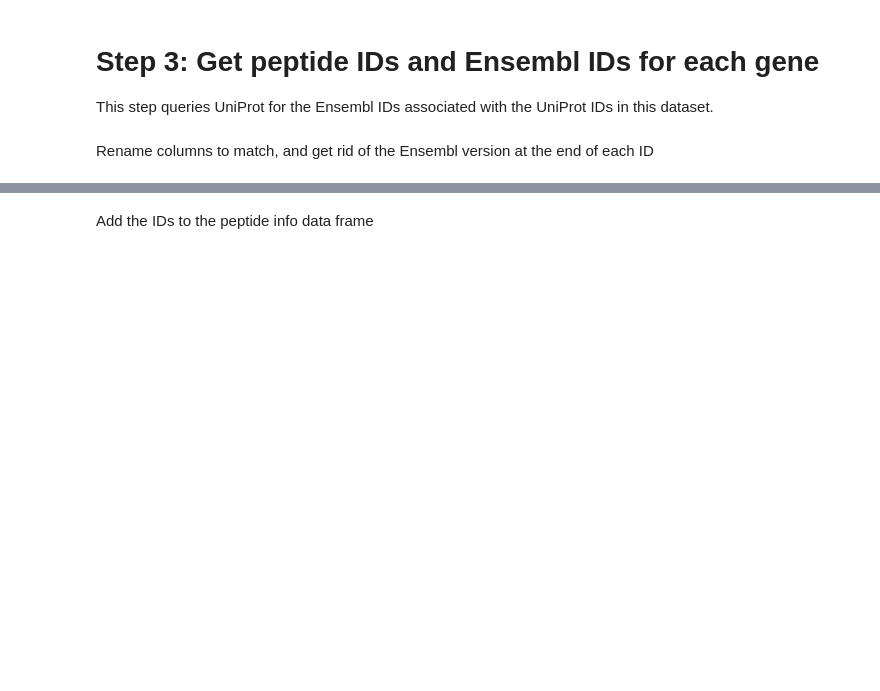
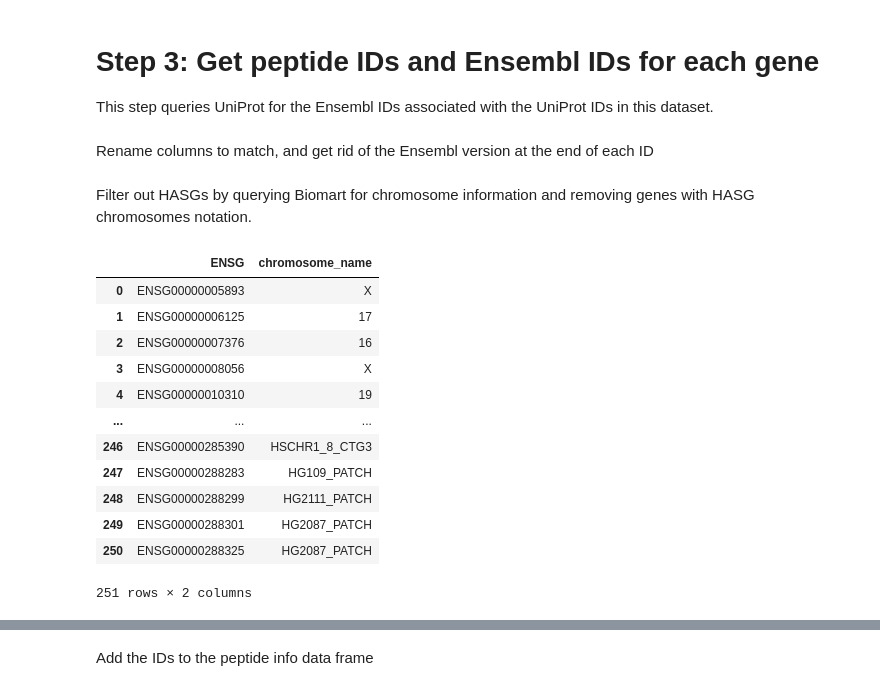
Before and after one commit to Sage-Bionetworks/agora-data-tools, a Jupyter notebook: data_analysis/agora/notebooks/preprocessing/AG-866_process_srm_diffexp_data.ipynb, the cells around one changed output, grey strips where cells are left out. Cells and saved outputs as stored; diff of their text form; code cells hidden in the pictures; blank space fills up the shorter version.

```diff
--- a/data_analysis/agora/notebooks/preprocessing/AG-866_process_srm_diffexp_data.ipynb
+++ b/data_analysis/agora/notebooks/preprocessing/AG-866_process_srm_diffexp_data.ipynb
@@ -145,9 +163,11 @@ diffexp
 # Step 3: Get peptide IDs and Ensembl IDs for each gene
 This step queries UniProt for the Ensembl IDs associated with the UniProt IDs in this dataset.
 # %%
-peptide_info = uniprot_mapping.dropna(subset = ['UniProtAC'])
-uniprot_ids = peptide_info['UniProtAC'].drop_duplicates()
-request = IdMappingClient.submit(source='UniProtKB_AC-ID', dest='Ensembl', ids=uniprot_ids)
+peptide_info = uniprot_mapping.dropna(subset=["UniProtAC"])
+uniprot_ids = peptide_info["UniProtAC"].drop_duplicates()
+request = IdMappingClient.submit(
+    source="UniProtKB_AC-ID", dest="Ensembl", ids=uniprot_ids
+)
 
 found = False
 while not found:
@@ -164,0 +187,27 @@ ensembl_ids['ENSG'] = ensembl_ids['ENSG'].str.extract(r'(\w+)')
+# %% [markdown]
+Filter out HASGs by querying Biomart for chromosome information and removing genes with HASG chromosomes notation.
+# %%
+attributes = ["ensembl_gene_id", "chromosome_name"]
+filters = {"ensembl_gene_id": set(ensembl_ids["ENSG"])}
+
+biomart_result = preprocessing_utils.manual_query_biomart(
+    attributes=attributes, filters=filters
+)
+biomart_result = biomart_result.rename(
+    columns={"Gene stable ID": "ENSG", "Chromosome/scaffold name": "chromosome_name"}
+)
+biomart_result
+# %% [output]
+|  | ENSG | chromosome_name |
+| 0 | ENSG00000005893 | X |
+| 1 | ENSG00000006125 | 17 |
+| 2 | ENSG00000007376 | 16 |
+| 3 | ENSG00000008056 | X |
+| 4 | ENSG00000010310 | 19 |
+| ... | ... | ... |
+| 246 | ENSG00000285390 | HSCHR1_8_CTG3 |
+| 247 | ENSG00000288283 | HG109_PATCH |
+| 248 | ENSG00000288299 | HG2111_PATCH |
+| 249 | ENSG00000288301 | HG2087_PATCH |
+| 250 | ENSG00000288325 | HG2087_PATCH |
+251 rows × 2 columns
```
Also changed, not shown: parts of 18 cells of this notebook, 2 other files.
